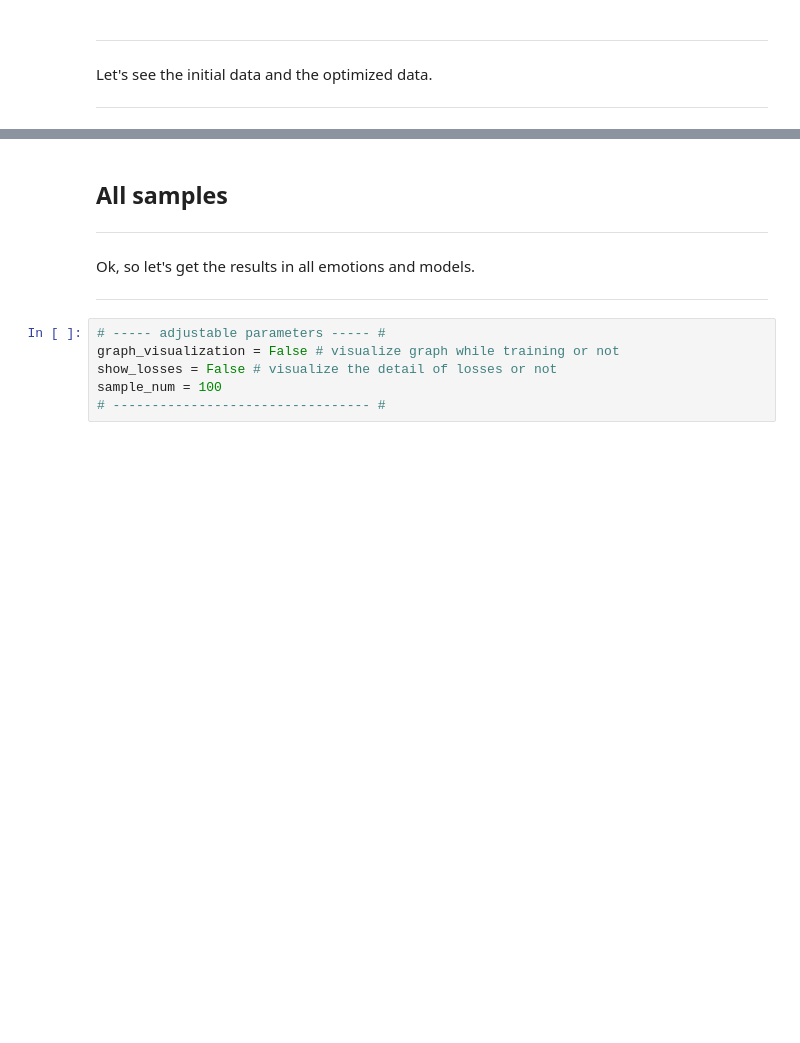
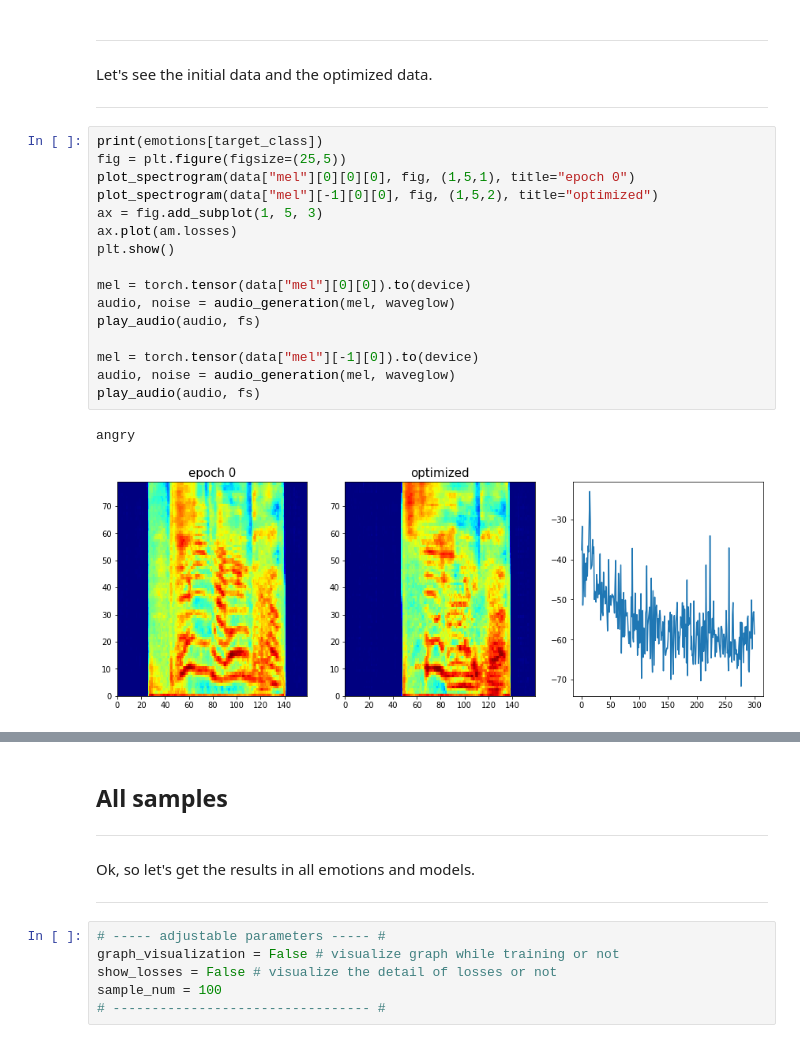
Before and after one commit to shinshoji01/AM_with_GAN_for_melspectrogram, a Jupyter notebook: notebook/03_GAN_audio_AM.ipynb, the cells around one changed output, grey strips where cells are left out. Drawn from its saved outputs; the diff is of its cells as text; blank space fills up the shorter version.

```diff
--- a/notebook/03_GAN_audio_AM.ipynb
+++ b/notebook/03_GAN_audio_AM.ipynb
@@ -354,3 +372,22 @@ data = am.get(target_class, noise_vector)
 Let's see the initial data and the optimized data.
 
 ---
+# %%
+print(emotions[target_class])
+fig = plt.figure(figsize=(25,5))
+plot_spectrogram(data["mel"][0][0][0], fig, (1,5,1), title="epoch 0")
+plot_spectrogram(data["mel"][-1][0][0], fig, (1,5,2), title="optimized")
+ax = fig.add_subplot(1, 5, 3)
+ax.plot(am.losses)
+plt.show()
+
+mel = torch.tensor(data["mel"][0][0]).to(device)
+audio, noise = audio_generation(mel, waveglow)
+play_audio(audio, fs)
+
+mel = torch.tensor(data["mel"][-1][0]).to(device)
+audio, noise = audio_generation(mel, waveglow)
+play_audio(audio, fs)
+# %% [output]
+angry
+[figure, added]
```
Also changed, not shown: parts of 5 cells of this notebook, 6 other files.
